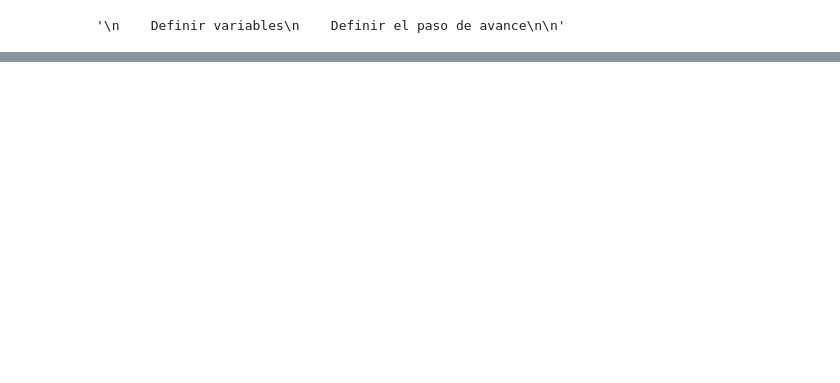
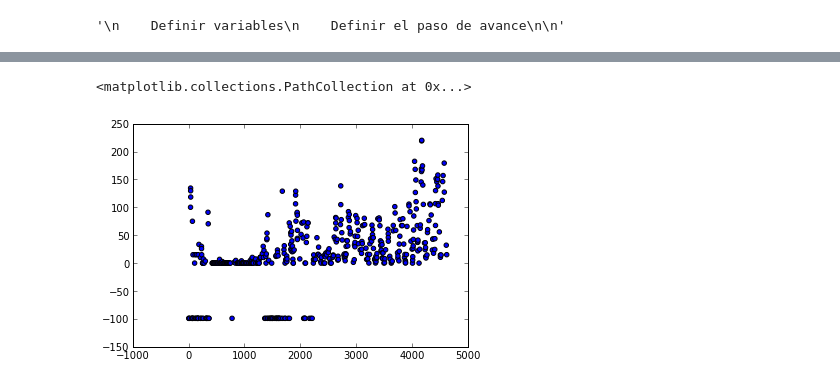
Before and after one commit to MateoJimenez19/Tarea_5-, a Jupyter notebook: Tarea5_2.ipynb, the cells around one changed output, grey strips where cells are left out. Drawn from its saved outputs; the diff is of its cells as text; code cells hidden in the pictures; blank space fills up the shorter version.

Commit message:
primera version. Formateo de datos

```diff
--- a/Tarea5_2.ipynb
+++ b/Tarea5_2.ipynb
@@ -11,3 +18,4 @@
     Cargar archivo
     Leer el archivo y guardarlo en una matriz
 """
+datos = loadtxt ('sparse_sample_monthrg.dat', delimiter = ' ')
@@ -44,3 +71,15 @@
 """
     Parte D:
         Buscar dos maximos locales consecutivos, tomar los ts correspondientes a esos maximos. el periodo sera l    a resta de t1-t0
+# %%
+n = 498
+x = []
+y = []
+for i in range(n):
+    x.append(((datos[i][0]-1610)*12)+datos[i][1])
+    y.append(datos[i][3])
+
+scatter (x,y)
+# %% [output]
+<matplotlib.collections.PathCollection at 0x...>
+[figure, added]
```
Also changed, not shown: parts of 5 cells of this notebook.
